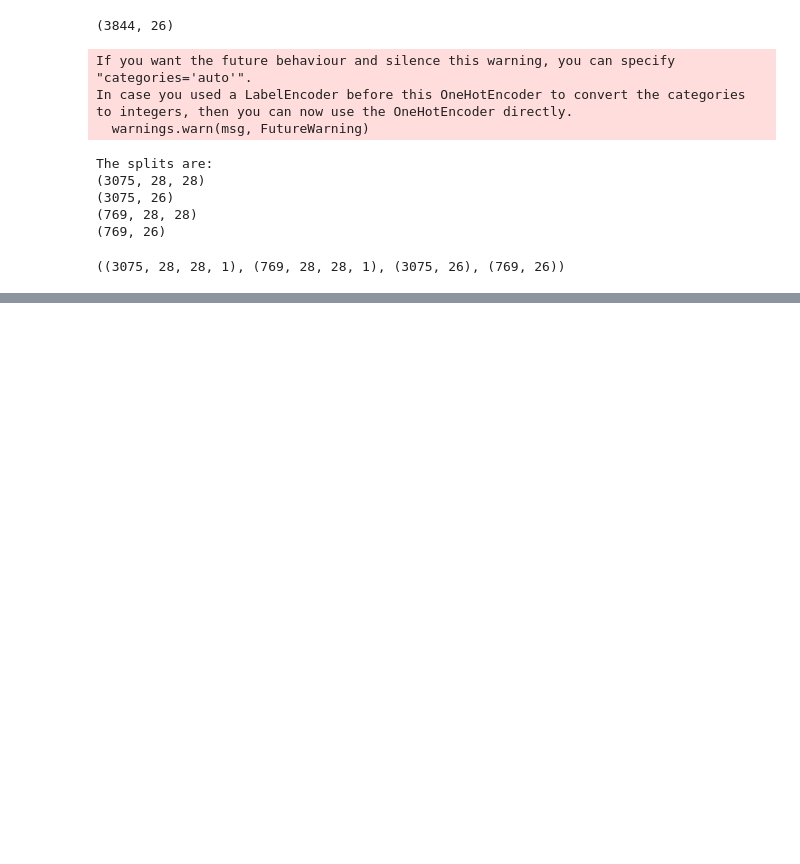
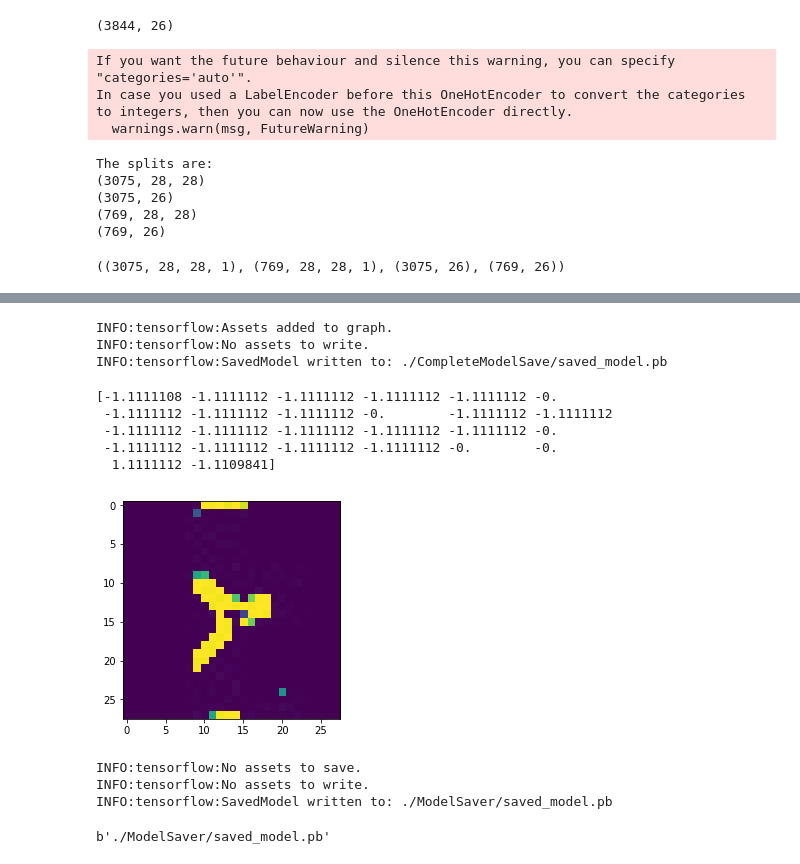
Before and after one commit to s-abdullah/AlphaCNN, a Jupyter notebook: AlphaCNN.ipynb, the cells around one changed output, grey strips where cells are left out. Drawn from its saved outputs; the diff is of its cells as text; code cells hidden in the pictures; blank space fills up the shorter version.

```diff
--- a/AlphaCNN.ipynb
+++ b/AlphaCNN.ipynb
@@ -247,6 +247,9 @@ y = tf.placeholder("float", [None, n_classes], name = "labels")
 
 # storing the graph in the variable pred
 pred = conv_net(x)
+
+# getting output for prediction
+yOut = tf.identity(pred, name="myOutput")
 
 # cost fucntion for the graph
 with tf.name_scope("entropy"):
@@ -300,12 +303,13 @@ for i in range(1,training_iters):
 #         print("Optimization Finished!")
 
     # Calculate accuracy for all test images
+    train_loss.append(loss)
+    train_accuracy.append(acc)
     test_acc,valid_loss = sess.run([accuracy,cost], feed_dict={x: test_X,y : test_y})
-    train_loss.append(loss)
     test_loss.append(valid_loss)
-    train_accuracy.append(acc)
     test_accuracy.append(test_acc)
     if i % 25 == 0:
+
         print("Testing Accuracy:","{:.5f}".format(test_acc))
 summary_writer.close()
 # %% [output]
@@ -336,0 +381,22 @@ Model saved in path: ./Models/model2243.ckpt
+# %%
+export_dir = "./CompleteModelSave/"
+tf.saved_model.simple_save(sess,
+            export_dir,
+            inputs={"x": x},
+            outputs={"myOutput": y})
+# %% [output]
+INFO:tensorflow:Assets added to graph.
+INFO:tensorflow:No assets to write.
+INFO:tensorflow:SavedModel written to: ./CompleteModelSave/saved_model.pb
+# %%
+yyy = sess.run(yOut,feed_dict={x: test_X})
+print((yyy[0]))
+plt.imshow(test_X[0].reshape(28,28))
+plt.show()
+# %% [output]
+[-1.1111108 -1.1111112 -1.1111112 -1.1111112 -1.1111112 -0.
+ -1.1111112 -1.1111112 -1.1111112 -0.        -1.1111112 -1.1111112
+ -1.1111112 -1.1111112 -1.1111112 -1.1111112 -1.1111112 -0.
+ -1.1111112 -1.1111112 -1.1111112 -1.1111112 -0.        -0.
+  1.1111112 -1.1109841]
+[figure, added]
@@ -336,0 +405,14 @@ Model saved in path: ./Models/model2243.ckpt
+# %%
+export_dir = './ModelSaver/'
+builder = tf.saved_model.builder.SavedModelBuilder(export_dir)
+builder.add_meta_graph_and_variables(sess, ["tag"], signature_def_map= {
+        "model": tf.saved_model.signature_def_utils.predict_signature_def(
+            inputs= {"x": x},
+            outputs= {"myOutput": yOut})
+        })
+builder.save()
+# %% [output]
+INFO:tensorflow:No assets to save.
+INFO:tensorflow:No assets to write.
+INFO:tensorflow:SavedModel written to: ./ModelSaver/saved_model.pb
+b'./ModelSaver/saved_model.pb'
```
Also changed, not shown: parts of 6 cells of this notebook, 13 other files.
